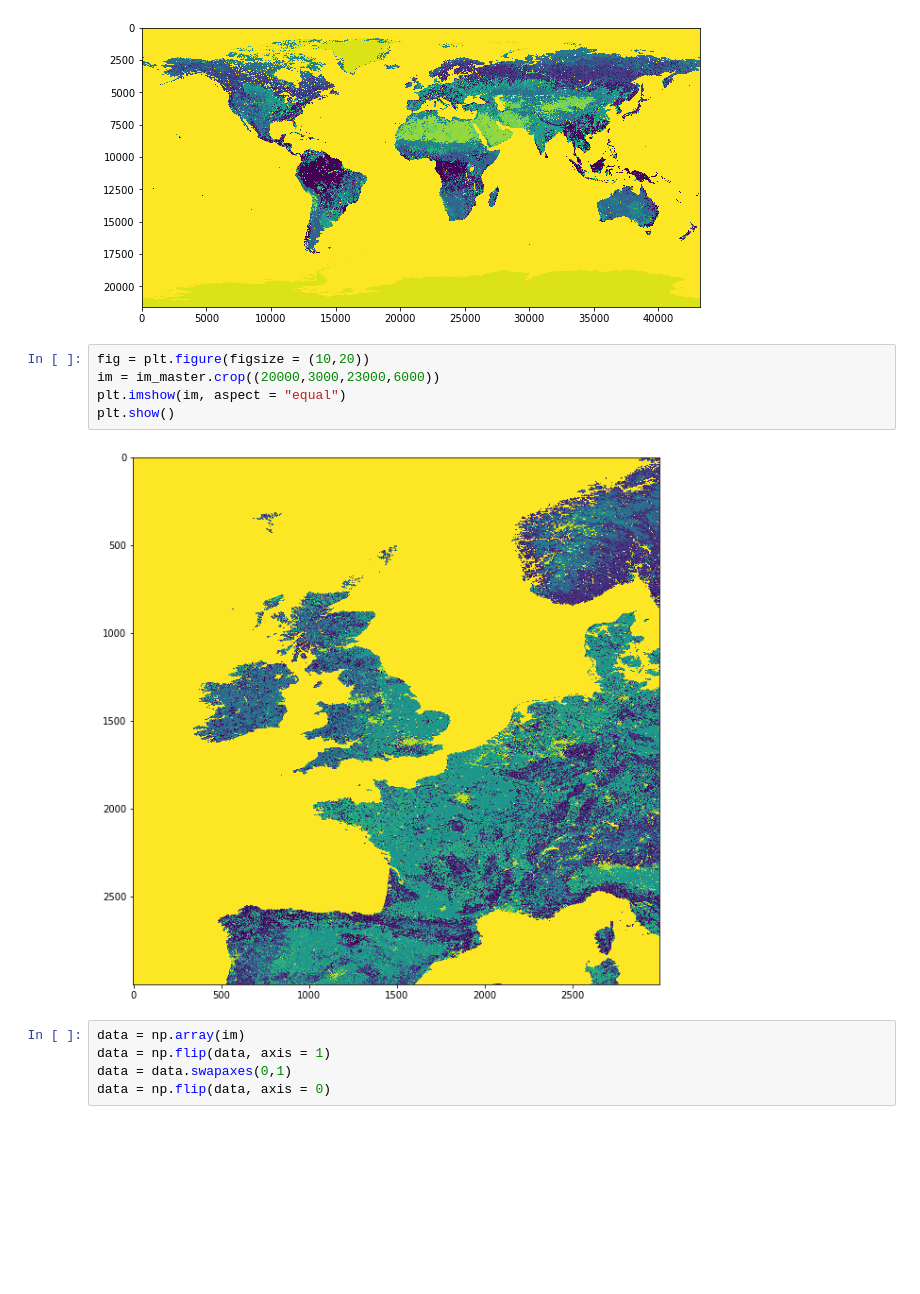
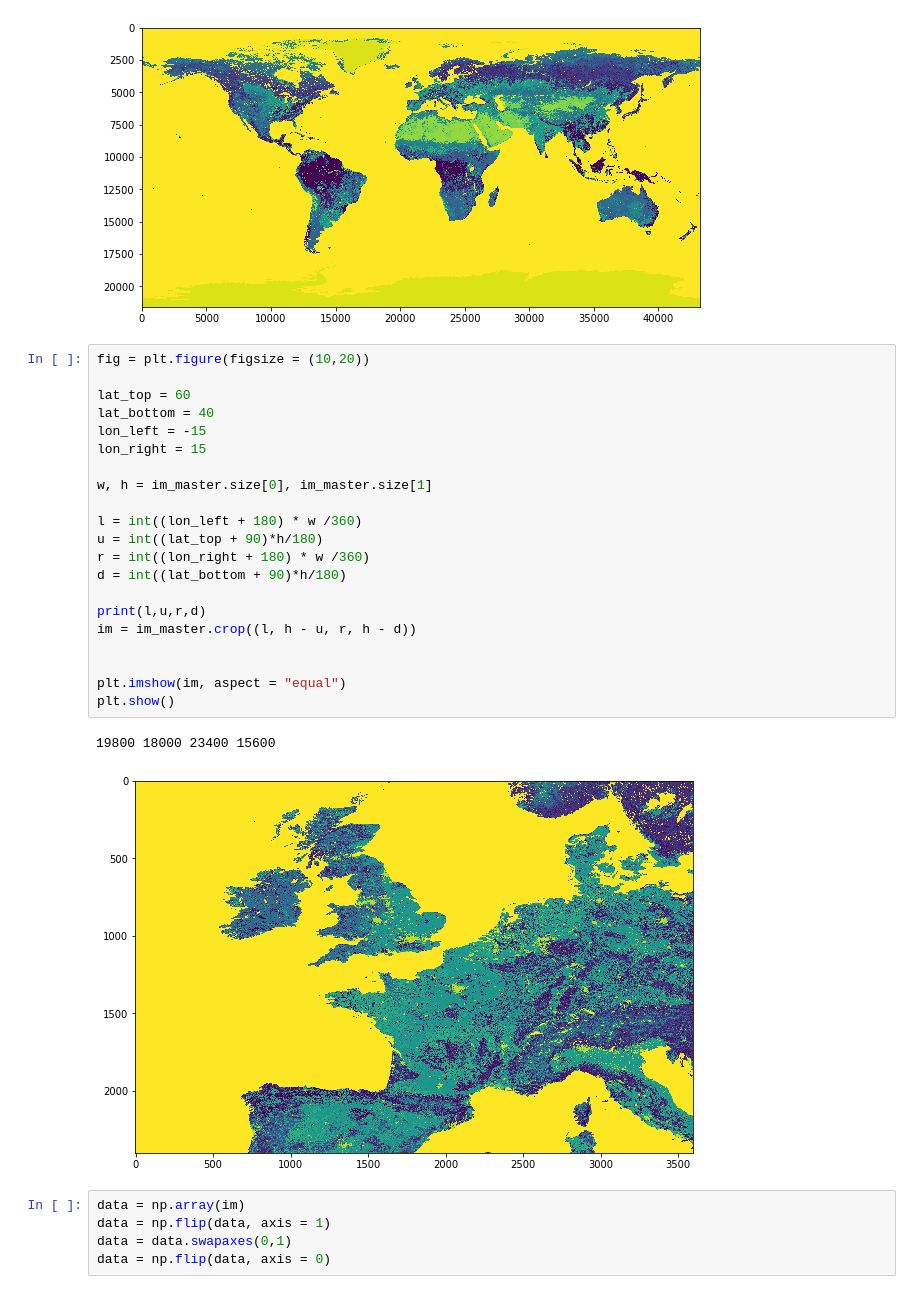
Before and after one commit to alexmadison/mariomap, a Jupyter notebook: mariomap.ipynb, the cells around one changed output. Saved outputs shown, nothing was run; the diff lists cells and outputs as text; blank space fills up the shorter version.

```diff
--- a/mariomap.ipynb
+++ b/mariomap.ipynb
@@ -51,13 +52,30 @@ plt.imshow(im_master, aspect = "equal")
 plt.show()
 # %% [output]
 [figure]
-# %%
-fig = plt.figure(figsize = (10,20))
-im = im_master.crop((20000,3000,23000,6000))
-plt.imshow(im, aspect = "equal")
-plt.show()
-# %% [output]
-[figure, removed]
+# %%
+fig = plt.figure(figsize = (10,20))
+
+lat_top = 60
+lat_bottom = 40
+lon_left = -15
+lon_right = 15
+
+w, h = im_master.size[0], im_master.size[1]
+
+l = int((lon_left + 180) * w /360)
+u = int((lat_top + 90)*h/180)
+r = int((lon_right + 180) * w /360)
+d = int((lat_bottom + 90)*h/180)
+
+print(l,u,r,d)
+im = im_master.crop((l, h - u, r, h - d))
+
+
+plt.imshow(im, aspect = "equal")
+plt.show()
+# %% [output]
+19800 18000 23400 15600
+[figure, added]
 # %%
 data = np.array(im)
 data = np.flip(data, axis = 1)
```
Also changed, not shown: parts of 21 cells of this notebook.
